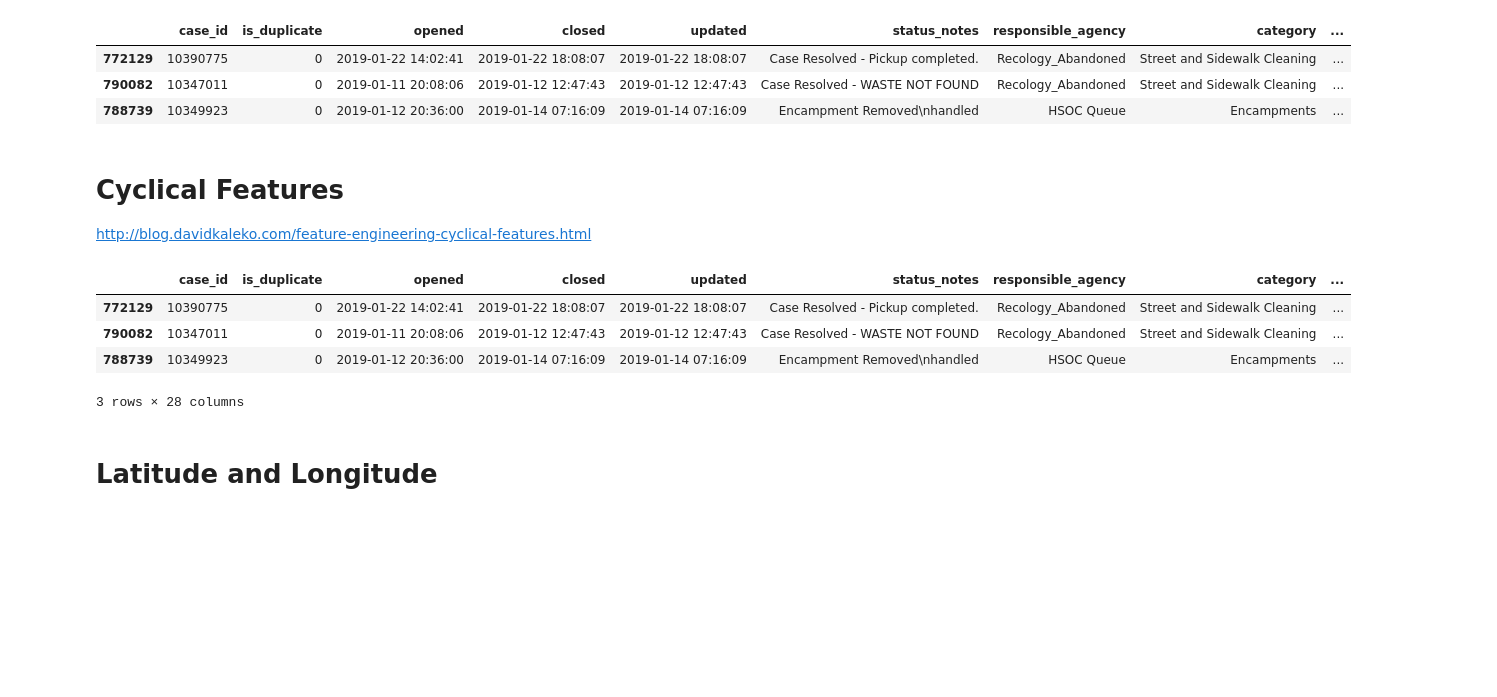
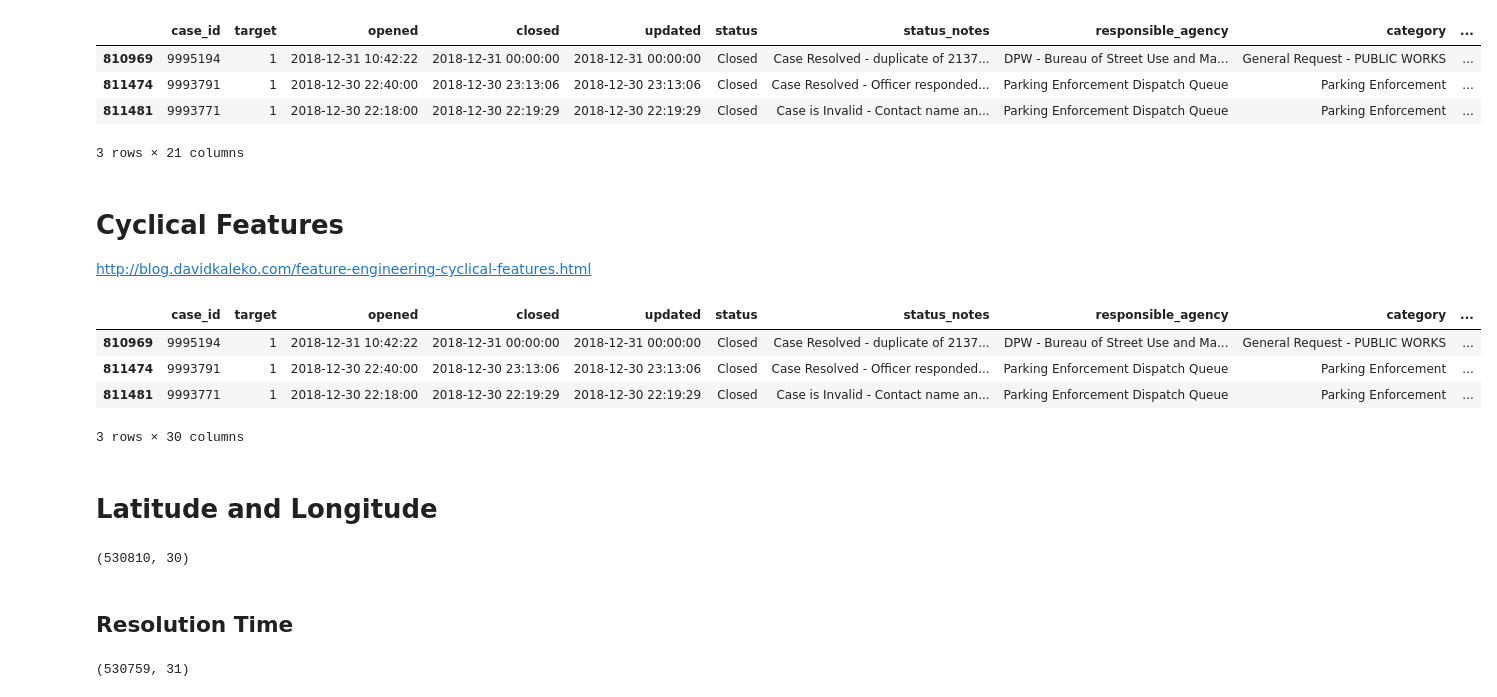
Before and after one commit to corralm/San-Francisco-311, a Jupyter notebook: notebooks/2_P5_SF311_Feature_Engineering.ipynb, the cells around one changed output. Drawn from its saved outputs; the diff is of its cells as text; code cells hidden in the pictures; blank space fills up the shorter version.

```diff
--- a/notebooks/2_P5_SF311_Feature_Engineering.ipynb
+++ b/notebooks/2_P5_SF311_Feature_Engineering.ipynb
@@ -10,14 +10,15 @@ import seaborn as sns
 %matplotlib inline
 # %%
 # Load dataframe
-df = pd.read_pickle('../data/df_clean_5k_Jan19.pkl')
+df = pd.read_pickle('../data/df_clean_2018.pkl')
 
 df.head(3)
 # %% [output]
-|  | case_id | is_duplicate | opened | closed | updated | status_notes | responsible_agency | category | ... |
-| 772129 | 10390775 | 0 | 2019-01-22 14:02:41 | 2019-01-22 18:08:07 | 2019-01-22 18:08:07 | Case Resolved - Pickup completed. | Recology_Abandoned | Street and Sidewalk Cleaning | ... |
-| 790082 | 10347011 | 0 | 2019-01-11 20:08:06 | 2019-01-12 12:47:43 | 2019-01-12 12:47:43 | Case Resolved - WASTE NOT FOUND | Recology_Abandoned | Street and Sidewalk Cleaning | ... |
-| 788739 | 10349923 | 0 | 2019-01-12 20:36:00 | 2019-01-14 07:16:09 | 2019-01-14 07:16:09 | Encampment Removed\nhandled | HSOC Queue | Encampments | ... |
+|  | case_id | target | opened | closed | updated | status | status_notes | responsible_agency | category | ... |
+| 810969 | 9995194 | 1 | 2018-12-31 10:42:22 | 2018-12-31 00:00:00 | 2018-12-31 00:00:00 | Closed | Case Resolved - duplicate of 2137... | DPW - Bureau of Street Use and Ma... | General Request - PUBLIC WORKS | ... |
+| 811474 | 9993791 | 1 | 2018-12-30 22:40:00 | 2018-12-30 23:13:06 | 2018-12-30 23:13:06 | Closed | Case Resolved - Officer responded... | Parking Enforcement Dispatch Queue | Parking Enforcement | ... |
+| 811481 | 9993771 | 1 | 2018-12-30 22:18:00 | 2018-12-30 22:19:29 | 2018-12-30 22:19:29 | Closed | Case is Invalid - Contact name an... | Parking Enforcement Dispatch Queue | Parking Enforcement | ... |
+3 rows × 21 columns
 # %% [markdown]
 # Cyclical Features
 http://blog.davidkaleko.com/feature-engineering-cyclical-features.html
@@ -47,15 +48,29 @@ df['opened_hour_cos'] = np.cos(hour*(2.*np.pi/24))
 # %%
 df.head(3)
 # %% [output]
-|  | case_id | is_duplicate | opened | closed | updated | status_notes | responsible_agency | category | ... |
-| 772129 | 10390775 | 0 | 2019-01-22 14:02:41 | 2019-01-22 18:08:07 | 2019-01-22 18:08:07 | Case Resolved - Pickup completed. | Recology_Abandoned | Street and Sidewalk Cleaning | ... |
-| 790082 | 10347011 | 0 | 2019-01-11 20:08:06 | 2019-01-12 12:47:43 | 2019-01-12 12:47:43 | Case Resolved - WASTE NOT FOUND | Recology_Abandoned | Street and Sidewalk Cleaning | ... |
-| 788739 | 10349923 | 0 | 2019-01-12 20:36:00 | 2019-01-14 07:16:09 | 2019-01-14 07:16:09 | Encampment Removed\nhandled | HSOC Queue | Encampments | ... |
+|  | case_id | target | opened | closed | updated | status | status_notes | responsible_agency | category | ... |
+| 810969 | 9995194 | 1 | 2018-12-31 10:42:22 | 2018-12-31 00:00:00 | 2018-12-31 00:00:00 | Closed | Case Resolved - duplicate of 2137... | DPW - Bureau of Street Use and Ma... | General Request - PUBLIC WORKS | ... |
+| 811474 | 9993791 | 1 | 2018-12-30 22:40:00 | 2018-12-30 23:13:06 | 2018-12-30 23:13:06 | Closed | Case Resolved - Officer responded... | Parking Enforcement Dispatch Queue | Parking Enforcement | ... |
+| 811481 | 9993771 | 1 | 2018-12-30 22:18:00 | 2018-12-30 22:19:29 | 2018-12-30 22:19:29 | Closed | Case is Invalid - Contact name an... | Parking Enforcement Dispatch Queue | Parking Enforcement | ... |
-3 rows × 28 columns
+3 rows × 30 columns
 # %% [markdown]
 # Latitude and Longitude
 # %%
-# # Test rounding the lat/long
-# df['latitude'] = round(df['latitude'], 4)
-# df['longitude'] = round(df['longitude'], 4)
+# Rounding the lat/long
+df['latitude'] = round(df['latitude'], 4)
+df['longitude'] = round(df['longitude'], 4)
+df.shape
+# %% [output]
+(530810, 30)
+# %% [markdown]
+## Resolution Time
+# %%
+# Diff in minutes
+df['resolution_time'] = df['closed'] - df['opened']
+df['resolution_time'] = (df['resolution_time']/np.timedelta64(1,'m'))
+# Remove rows with negative minutes & requests over 7 days
+df = df.loc[(df['resolution_time'] > 0)] # * (df['resolution_time'] < 10080)
+df.shape
+# %% [output]
+(530759, 31)
 # %%
```
Also changed, not shown: parts of 4 cells of this notebook, 4 other files.
